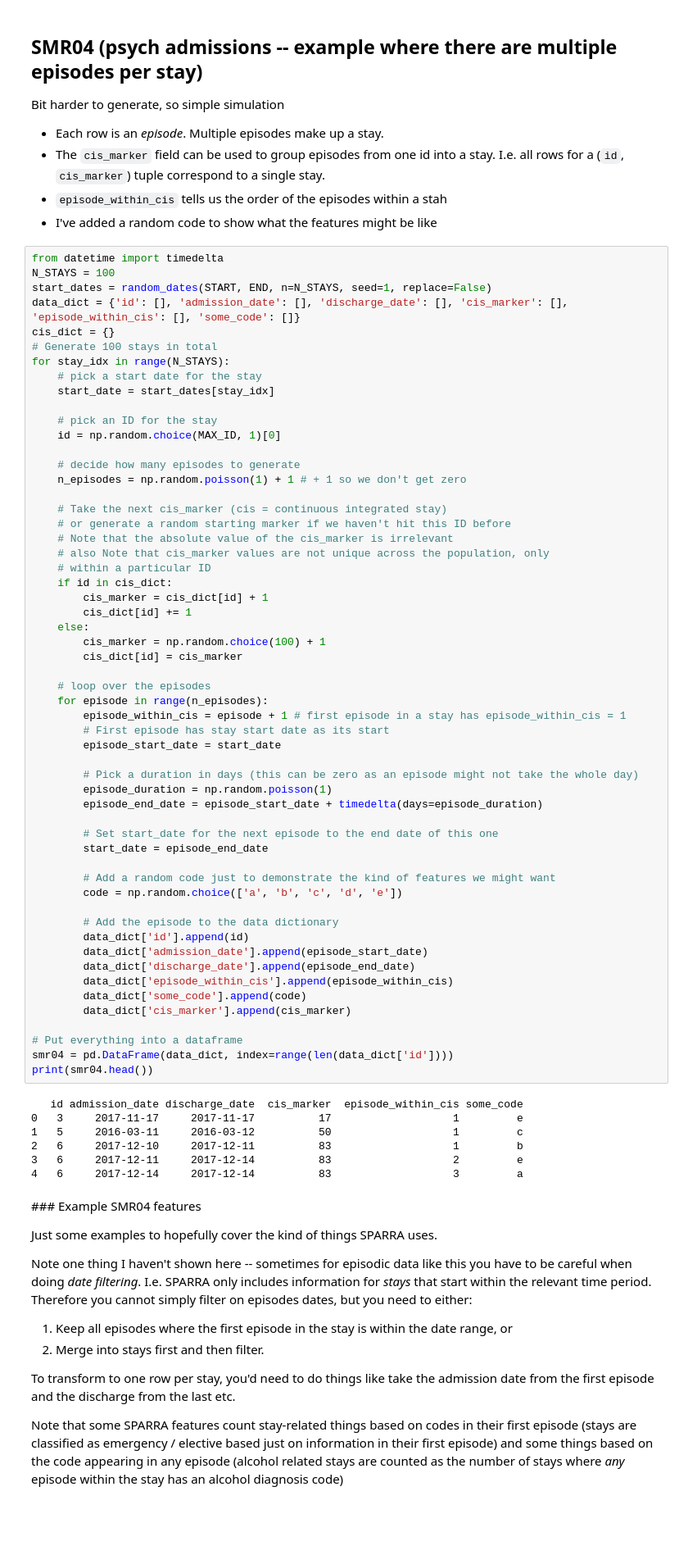
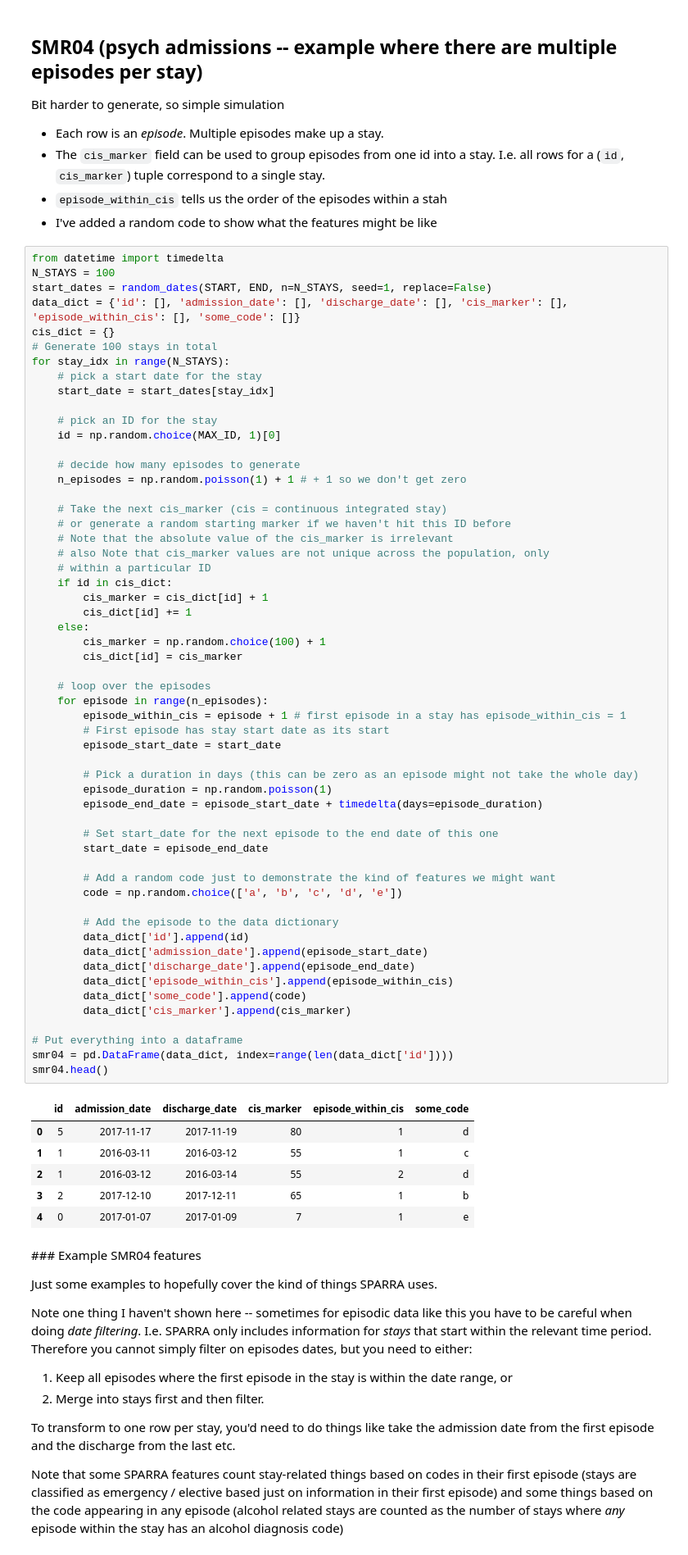
Before and after one commit to alan-turing-institute/eider, a Jupyter notebook: data_examples.ipynb, the cells around one changed output. Shown at 82% size. Cells and saved outputs as stored; diff of their text form; blank space fills up the shorter version.

```diff
--- a/data_examples.ipynb
+++ b/data_examples.ipynb
@@ -118,40 +165,40 @@ for stay_idx in range(N_STAYS):
         cis_marker = np.random.choice(100) + 1
         cis_dict[id] = cis_marker
 
     # loop over the episodes
     for episode in range(n_episodes):
         episode_within_cis = episode + 1 # first episode in a stay has episode_within_cis = 1
         # First episode has stay start date as its start
         episode_start_date = start_date
 
         # Pick a duration in days (this can be zero as an episode might not take the whole day)
         episode_duration = np.random.poisson(1)
         episode_end_date = episode_start_date + timedelta(days=episode_duration)
 
         # Set start_date for the next episode to the end date of this one
         start_date = episode_end_date
 
         # Add a random code just to demonstrate the kind of features we might want
         code = np.random.choice(['a', 'b', 'c', 'd', 'e'])
 
         # Add the episode to the data dictionary
         data_dict['id'].append(id)
         data_dict['admission_date'].append(episode_start_date)
         data_dict['discharge_date'].append(episode_end_date)
         data_dict['episode_within_cis'].append(episode_within_cis)
         data_dict['some_code'].append(code)
         data_dict['cis_marker'].append(cis_marker)
 
 # Put everything into a dataframe
 smr04 = pd.DataFrame(data_dict, index=range(len(data_dict['id'])))
-print(smr04.head())
+smr04.head()
 # %% [output]
-   id admission_date discharge_date  cis_marker  episode_within_cis some_code
-0   3     2017-11-17     2017-11-17          17                   1         e
-1   5     2016-03-11     2016-03-12          50                   1         c
-2   6     2017-12-10     2017-12-11          83                   1         b
-3   6     2017-12-11     2017-12-14          83                   2         e
-4   6     2017-12-14     2017-12-14          83                   3         a
+|  | id | admission_date | discharge_date | cis_marker | episode_within_cis | some_code |
+| 0 | 5 | 2017-11-17 | 2017-11-19 | 80 | 1 | d |
+| 1 | 1 | 2016-03-11 | 2016-03-12 | 55 | 1 | c |
+| 2 | 1 | 2016-03-12 | 2016-03-14 | 55 | 2 | d |
+| 3 | 2 | 2017-12-10 | 2017-12-11 | 65 | 1 | b |
+| 4 | 0 | 2017-01-07 | 2017-01-09 | 7 | 1 | e |
 # %% [markdown]
 ### Example SMR04 features
 
```
Also changed, not shown: parts of 13 cells of this notebook, 4 other files.
